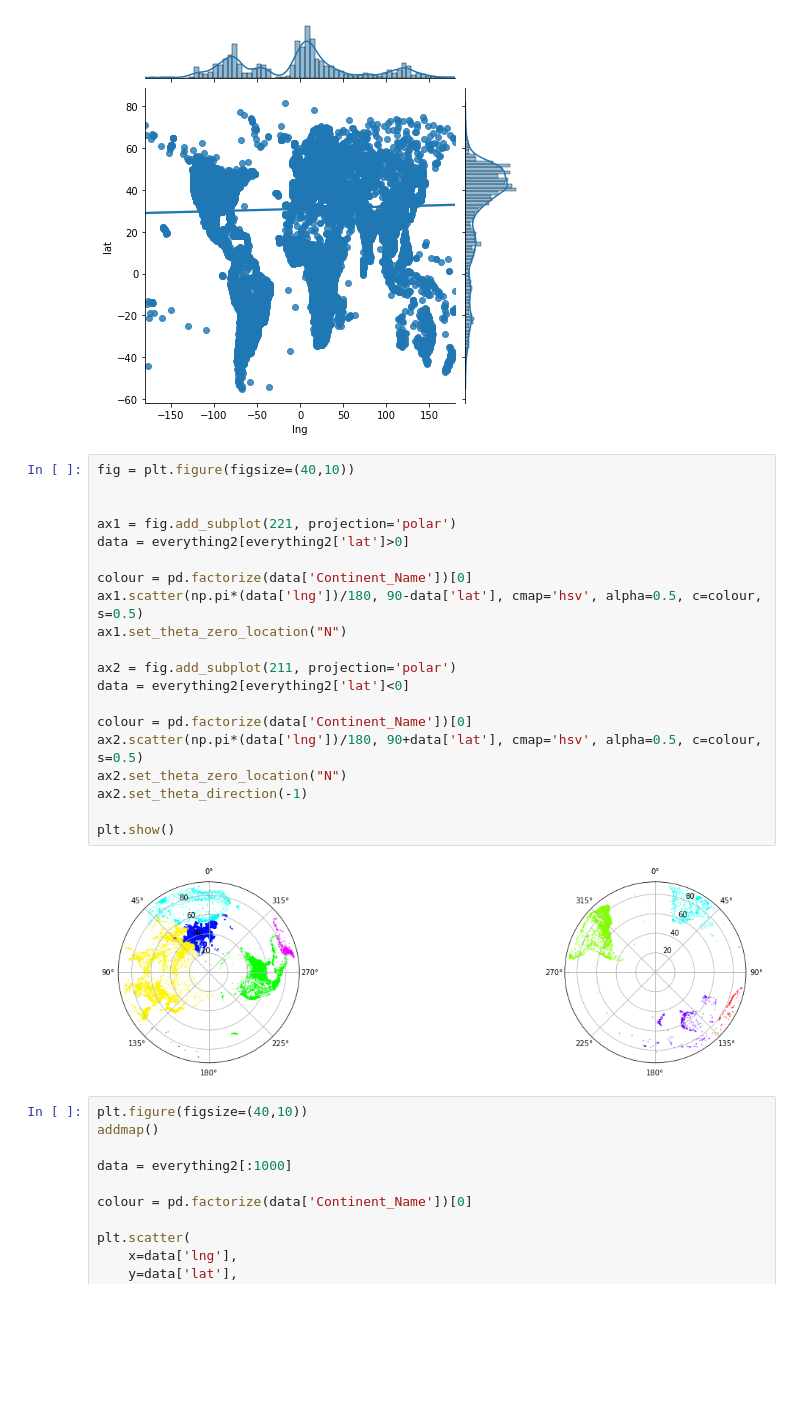
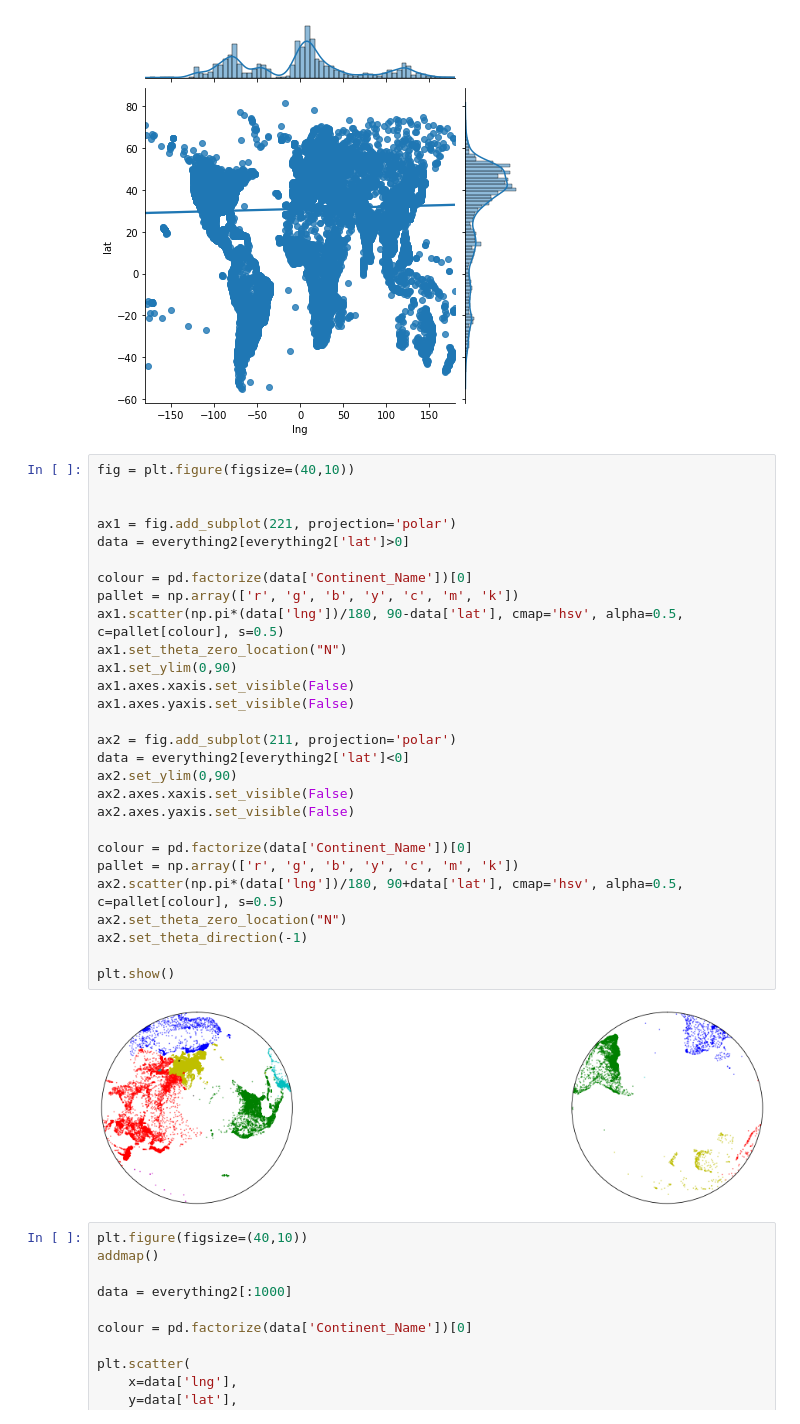
Before and after one commit to Aidan23Smith/Seeing-a-Connected-World, a Jupyter notebook: Seeing a Connected World.ipynb, the cells around one changed output. Saved outputs shown, nothing was run; the diff lists cells and outputs as text; blank space fills up the shorter version.

```diff
--- a/Seeing a Connected World.ipynb
+++ b/Seeing a Connected World.ipynb
@@ -624,25 +620,33 @@ sns.jointplot(x="lng", y="lat", data=everything, kind='reg');
 # %%
 fig = plt.figure(figsize=(40,10))
 
 
 ax1 = fig.add_subplot(221, projection='polar')
 data = everything2[everything2['lat']>0]
 
 colour = pd.factorize(data['Continent_Name'])[0]
-ax1.scatter(np.pi*(data['lng'])/180, 90-data['lat'], cmap='hsv', alpha=0.5, c=colour, s=0.5)
+pallet = np.array(['r', 'g', 'b', 'y', 'c', 'm', 'k'])
+ax1.scatter(np.pi*(data['lng'])/180, 90-data['lat'], cmap='hsv', alpha=0.5, c=pallet[colour], s=0.5)
 ax1.set_theta_zero_location("N")
+ax1.set_ylim(0,90)
+ax1.axes.xaxis.set_visible(False)
+ax1.axes.yaxis.set_visible(False)
 
 ax2 = fig.add_subplot(211, projection='polar')
 data = everything2[everything2['lat']<0]
+ax2.set_ylim(0,90)
+ax2.axes.xaxis.set_visible(False)
+ax2.axes.yaxis.set_visible(False)
 
 colour = pd.factorize(data['Continent_Name'])[0]
-ax2.scatter(np.pi*(data['lng'])/180, 90+data['lat'], cmap='hsv', alpha=0.5, c=colour, s=0.5)
+pallet = np.array(['r', 'g', 'b', 'y', 'c', 'm', 'k'])
+ax2.scatter(np.pi*(data['lng'])/180, 90+data['lat'], cmap='hsv', alpha=0.5, c=pallet[colour], s=0.5)
 ax2.set_theta_zero_location("N")
 ax2.set_theta_direction(-1)
 
 plt.show()
 # %% [output]
-[figure, old version]
+[figure, new version]
 # %%
 plt.figure(figsize=(40,10))
 addmap()
```
Also changed, not shown: parts of 6 cells of this notebook.
